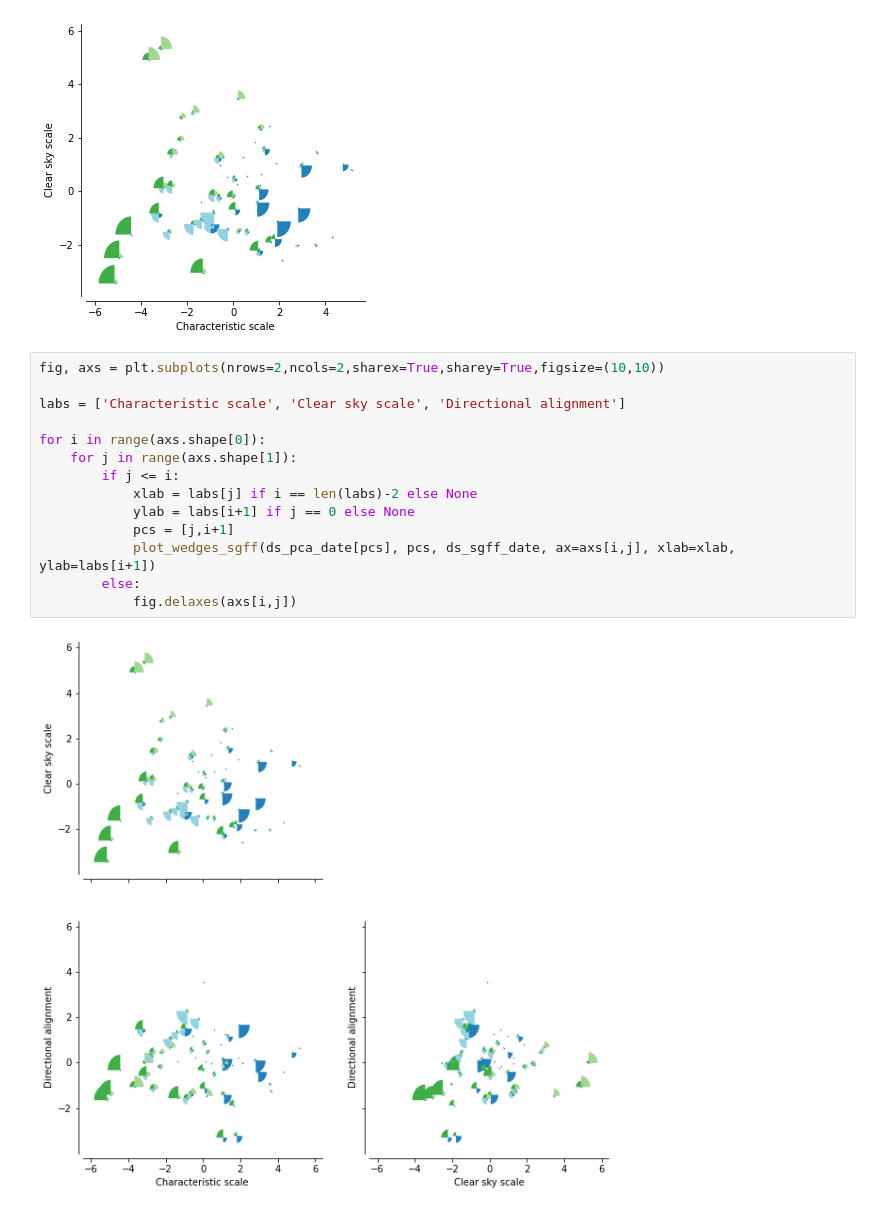
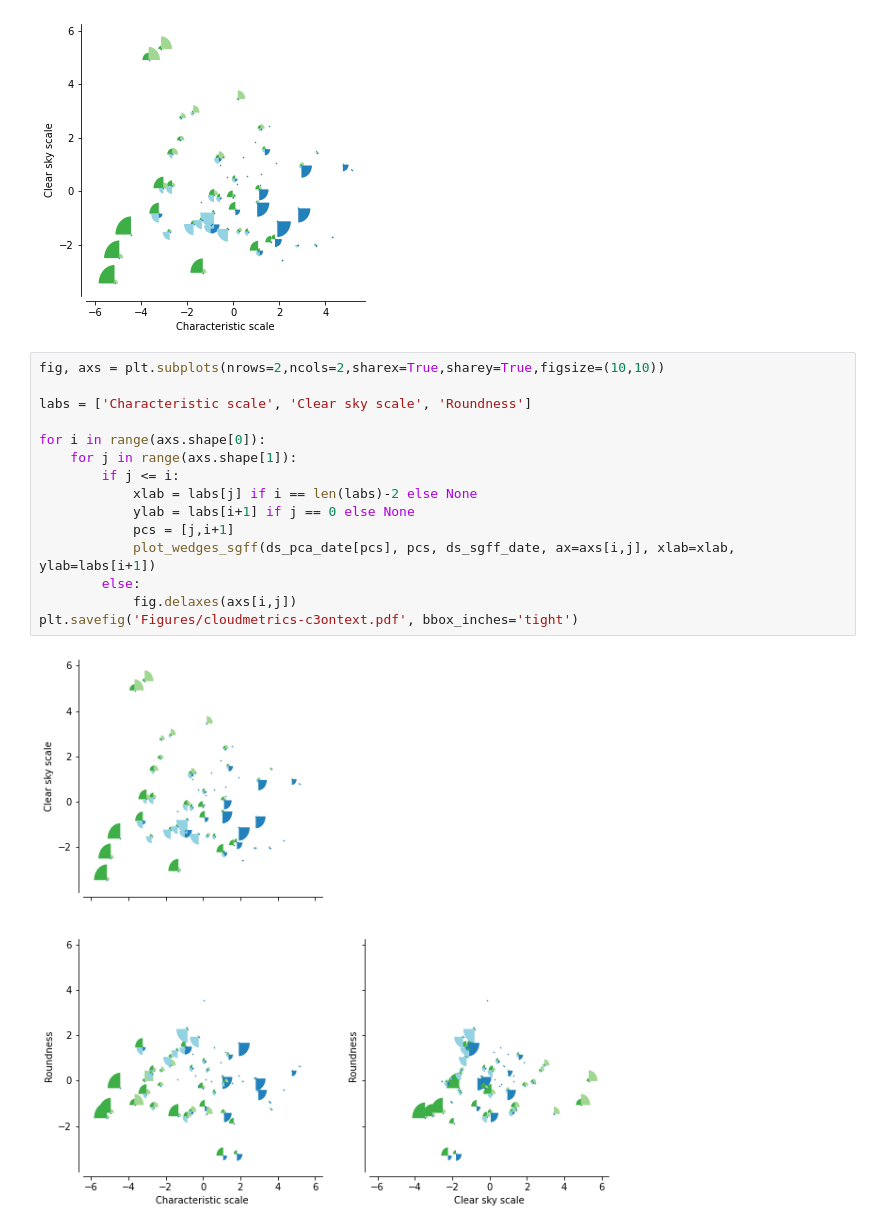
Before and after one commit to martinjanssens/cloudmetrics-c3ontext, a Jupyter notebook: compare-C3ONTEXT.ipynb, the cells around one changed output. Saved outputs shown, nothing was run; the diff lists cells and outputs as text.

```diff
--- a/compare-C3ONTEXT.ipynb
+++ b/compare-C3ONTEXT.ipynb
@@ -309,16 +309,17 @@ plot_wedges_sgff(ds_pca_date[pcs],
 # %%
 fig, axs = plt.subplots(nrows=2,ncols=2,sharex=True,sharey=True,figsize=(10,10))
 
-labs = ['Characteristic scale', 'Clear sky scale', 'Directional alignment']
+labs = ['Characteristic scale', 'Clear sky scale', 'Roundness']
 
 for i in range(axs.shape[0]):
     for j in range(axs.shape[1]):
         if j <= i:
             xlab = labs[j] if i == len(labs)-2 else None
             ylab = labs[i+1] if j == 0 else None
             pcs = [j,i+1]
             plot_wedges_sgff(ds_pca_date[pcs], pcs, ds_sgff_date, ax=axs[i,j], xlab=xlab, ylab=labs[i+1])
         else:
             fig.delaxes(axs[i,j])
+plt.savefig('Figures/cloudmetrics-c3ontext.pdf', bbox_inches='tight')
 # %% [output]
-[figure, old version]
+[figure, new version]
```
Also changed, not shown: parts of 1 cell of this notebook, 2 other files.
